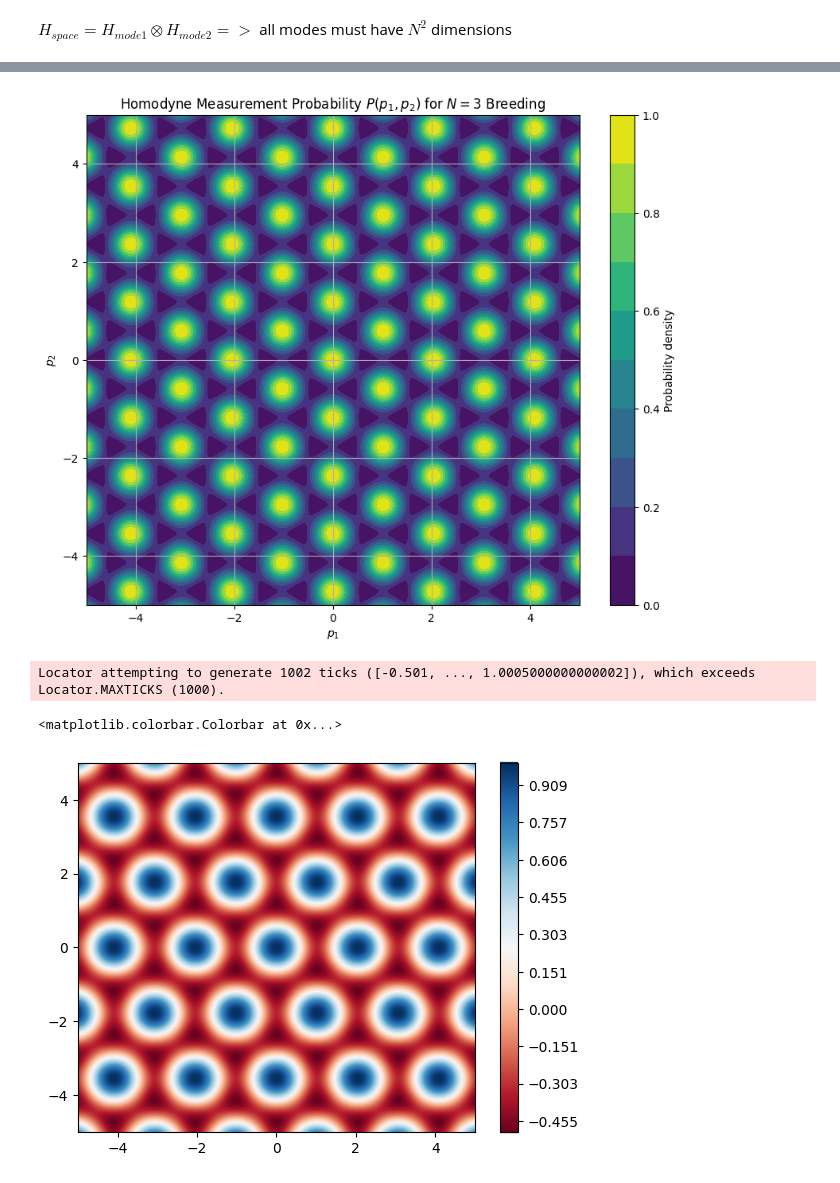
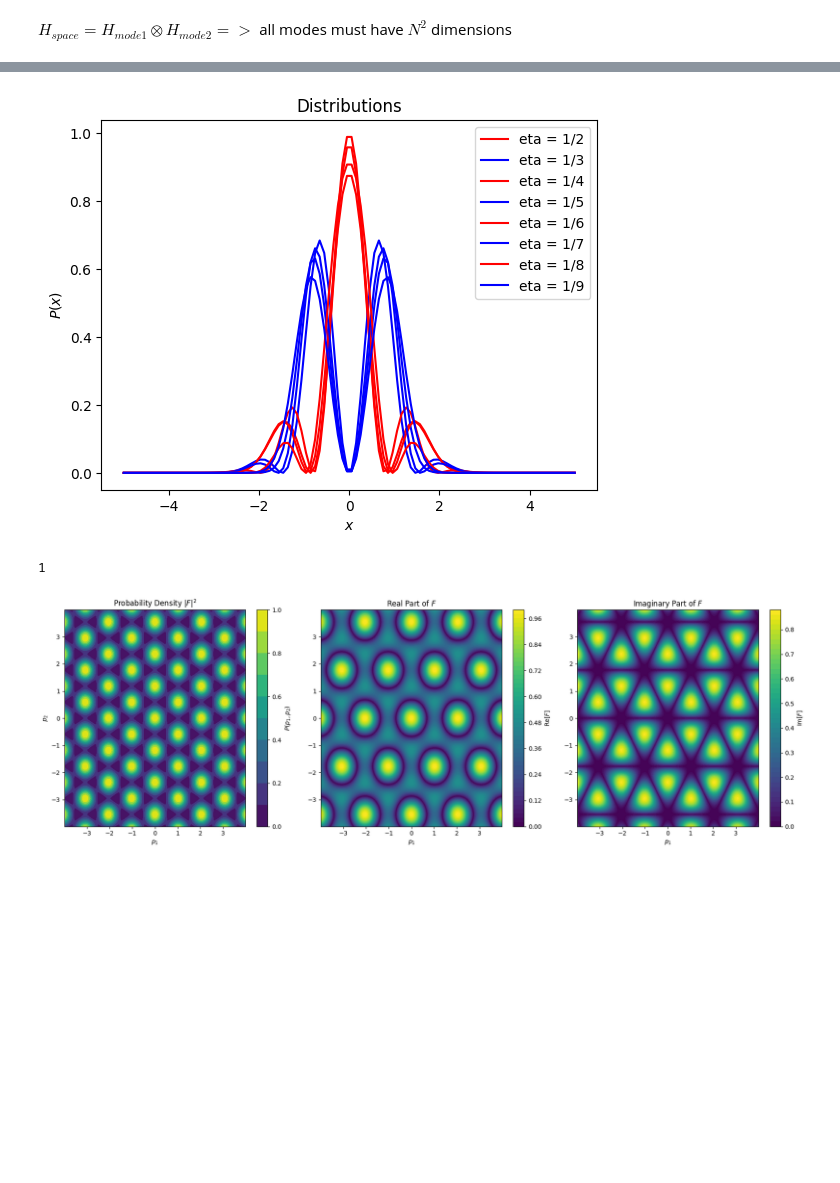
Before and after one commit to lhdarboe/Quantum-Information-Science-Project, a Jupyter notebook: SCS_livia-kopi 2.ipynb, the cells around one changed output, grey strips where cells are left out. Drawn from its saved outputs; the diff is of its cells as text; code cells hidden in the pictures; blank space fills up the shorter version.

```diff
--- a/SCS_livia-kopi 2.ipynb
+++ b/SCS_livia-kopi 2.ipynb
@@ -262,17 +264,0 @@ cat_DM = cat_state_squeezed * cat_state_squeezed.dag()
-# %%
-rho_1 = tensor(cat_DM, cat_DM)
-rho1_output = BS(2, N, N, rho_1)
-
-p1_list = []
-rho_2_list = []
-p2_list = []
-
-for i in range(len(vac_projectors)):
-    p1 = (vac_projectors[i] * rho_1 * vac_projectors[i].dag()).ptrace(0)
-    p1_list.append(p1)
-    rho2 = tensor(p1, cat_DM)
-    rho2_output = BS(3, N, N, rho2)
-
-    for j in range(len(vac_projectors)):
-        p2 = (vac_projectors[j] * rho2_output * vac_projectors[j].dag()).ptrace(0)
-        p2_list.append(p2)
@@ -279,42 +269,71 @@ for i in range(len(vac_projectors)):
+# %%
+P_x_list = [np.trapezoid(wigner_cat1[i], x, axis=0) for i in range(len(wigner_cat1))]
+
+
+for i in range(len(wigner_cat1)):
+    if i%2 == 0:
+        plt.plot(x, P_x_list[i], color ='red',label=f"eta = 1/{eta_list[i]}")
+    elif i%2 == 1:
+        plt.plot(x, P_x_list[i], color ='blue',label=f"eta = 1/{eta_list[i]}")
+plt.xlabel('$x$')
+plt.ylabel('$P(x)$')
+plt.title('Distributions')
+plt.legend()
+plt.show()
+# %% [output]
+[figure, added]
+# %%
+7%2
+# %% [output]
+1
 # %%
 import numpy as np
 import matplotlib.pyplot as plt
 
 # Parameters
 hbar = 1
 r = 0.2
 mu = np.sqrt(3 * np.pi * hbar / 2)  # For qunaught state
 sigma_sq = (hbar / 2) * np.exp(2 * r)  # Variance of p-quadrature
 
-p1_range = np.linspace(-5, 5, 200)
-p2_range = np.linspace(-5, 5, 200)
+p1_range = np.linspace(-10, 10, 200) * 1/np.sqrt(2*np.pi)
+p2_range = np.linspace(-10, 10, 200)  * 1/np.sqrt(2*np.pi)
 P1, P2 = np.meshgrid(p1_range, p2_range)
 
 def f1(p1, p2):
     term1 = 2 * np.exp(1j * mu * np.sqrt(2/3) * p2 / hbar) * np.cos(mu * np.sqrt(2) * p1 / hbar)
     term2 = np.exp(-1j * mu * 2 * np.sqrt(2/3) * p2 / hbar)
     return (term1 + term2) / 3  # Normalized to max=1 at p1=p2=0
 
 F = f1(P1, P2)
 
 F_im = np.imag(F)
 F_real = np.real(F)
 P = np.abs(F)**2
 
-plt.figure(figsize=(10, 8))
-contour = plt.contourf(P1, P2, P, levels=np.linspace(0, 1, 11), cmap='viridis')
-plt.colorbar(contour, label='Probability density', ticks=np.linspace(0, 1, 6))
-plt.xlabel('$p_1$')
-plt.ylabel('$p_2$')
-plt.title('Homodyne Measurement Probability $P(p_1, p_2)$ for $N=3$ Breeding')
-plt.grid(True)
+
+fig, axes = plt.subplots(1, 3, figsize=(18, 6))
+
+# |F|² (Probability density)
+contour1 = axes[0].contourf(P1, P2, P, levels=np.linspace(0, 1, 11), cmap='viridis')
+fig.colorbar(contour1, ax=axes[0], label='$P(p_1, p_2)$')
+axes[0].set_title('Probability Density $|F|^2$')
+axes[0].set_xlabel('$p_1$')
+axes[0].set_ylabel('$p_2$')
+
+# Re(F)
+contour2 = axes[1].contourf(P1, P2, abs(F_real), levels=50, cmap='viridis')
+fig.colorbar(contour2, ax=axes[1], label='Re[$F$]')
+axes[1].set_title('Real Part of $F$')
+axes[1].set_xlabel('$p_1$')
+
+# Im(F)
+contour3 = axes[2].contourf(P1, P2, abs(F_im), levels=50, cmap='viridis')
+fig.colorbar(contour3, ax=axes[2], label='Im[$F$]')
+axes[2].set_title('Imaginary Part of $F$')
+axes[2].set_xlabel('$p_1$')
+
+plt.tight_layout()
 plt.show()
 # %% [output]
-[figure, old version]
+[figure, new version]
-# %%
-plt.contour(P1, P2, F, levels=1000, cmap='RdBu')
-plt.colorbar()
-# %% [output]
-Locator attempting to generate 1002 ticks ([-0.501, ..., 1.0005000000000002]), which exceeds Locator.MAXTICKS (1000).
-<matplotlib.colorbar.Colorbar at 0x...>
-[figure, removed]
```
Also changed, not shown: parts of 13 cells of this notebook.
